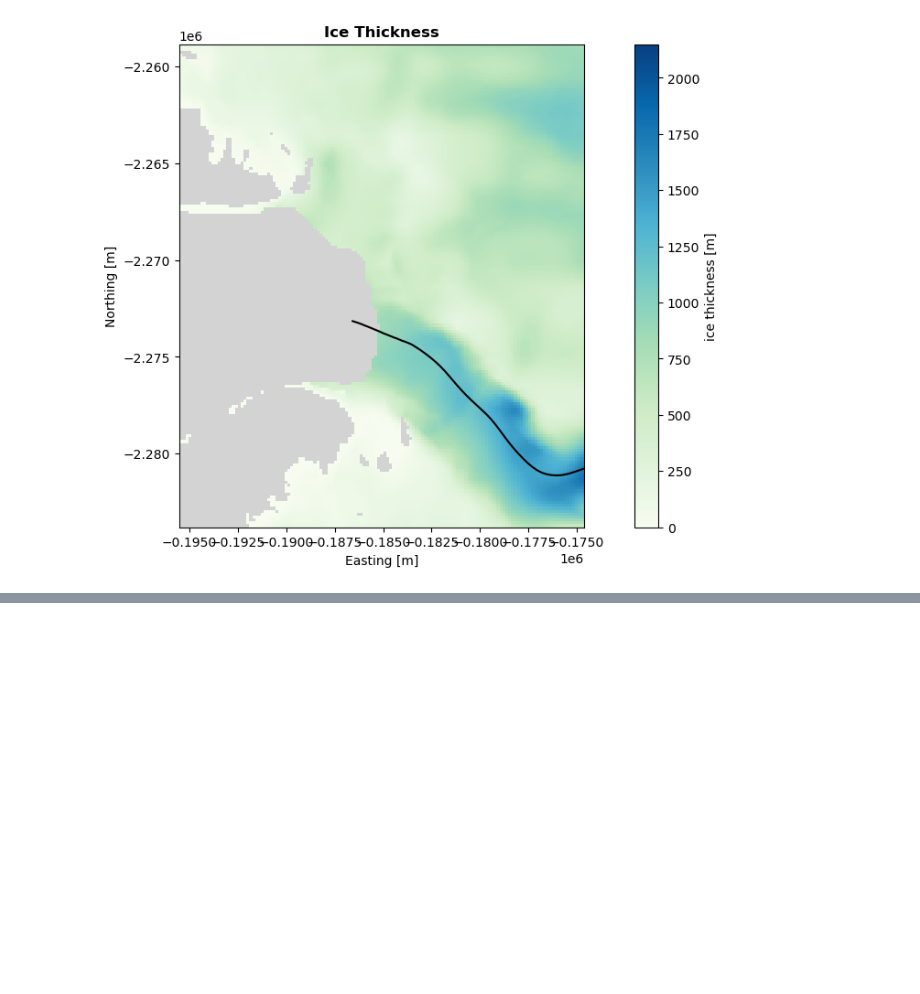
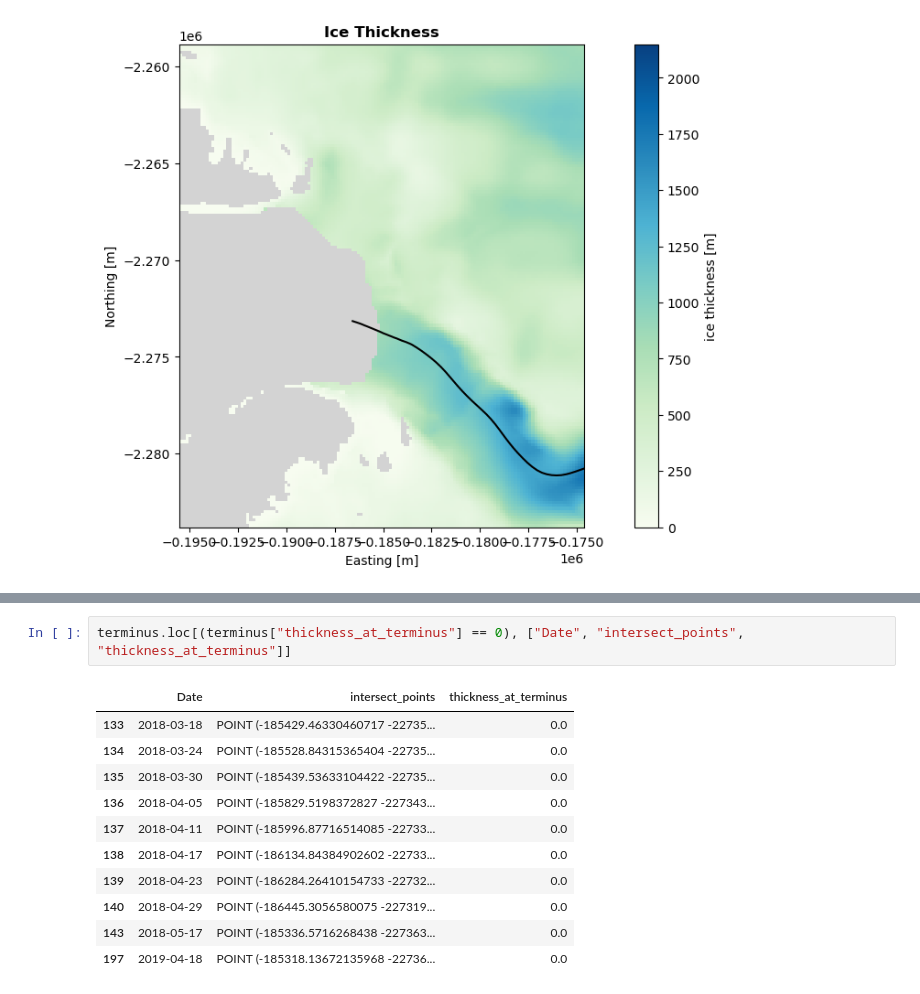
Before and after one commit to sofiasuhinin/Jakobshavn-Isbrae-CalvingStatistics, a Jupyter notebook: notebooks/5_JakobshavnIsbrae_Calving.ipynb, the cells around one changed output, grey strips where cells are left out. Saved outputs shown, nothing was run; the diff lists cells and outputs as text; blank space fills up the shorter version.

```diff
--- a/notebooks/5_JakobshavnIsbrae_Calving.ipynb
+++ b/notebooks/5_JakobshavnIsbrae_Calving.ipynb
@@ -150,0 +153,14 @@ plt.show()
+# %%
+terminus.loc[(terminus["thickness_at_terminus"] == 0), ["Date", "intersect_points", "thickness_at_terminus"]]
+# %% [output]
+|  | Date | intersect_points | thickness_at_terminus |
+| 133 | 2018-03-18 | POINT (-185429.46330460717 -22735... | 0.0 |
+| 134 | 2018-03-24 | POINT (-185528.84315365404 -22735... | 0.0 |
+| 135 | 2018-03-30 | POINT (-185439.53633104422 -22735... | 0.0 |
+| 136 | 2018-04-05 | POINT (-185829.5198372827 -227343... | 0.0 |
+| 137 | 2018-04-11 | POINT (-185996.87716514085 -22733... | 0.0 |
+| 138 | 2018-04-17 | POINT (-186134.84384902602 -22733... | 0.0 |
+| 139 | 2018-04-23 | POINT (-186284.26410154733 -22732... | 0.0 |
+| 140 | 2018-04-29 | POINT (-186445.3056580075 -227319... | 0.0 |
+| 143 | 2018-05-17 | POINT (-185336.5716268438 -227363... | 0.0 |
+| 197 | 2019-04-18 | POINT (-185318.13672135968 -22736... | 0.0 |
```
Also changed, not shown: parts of 8 cells of this notebook.
